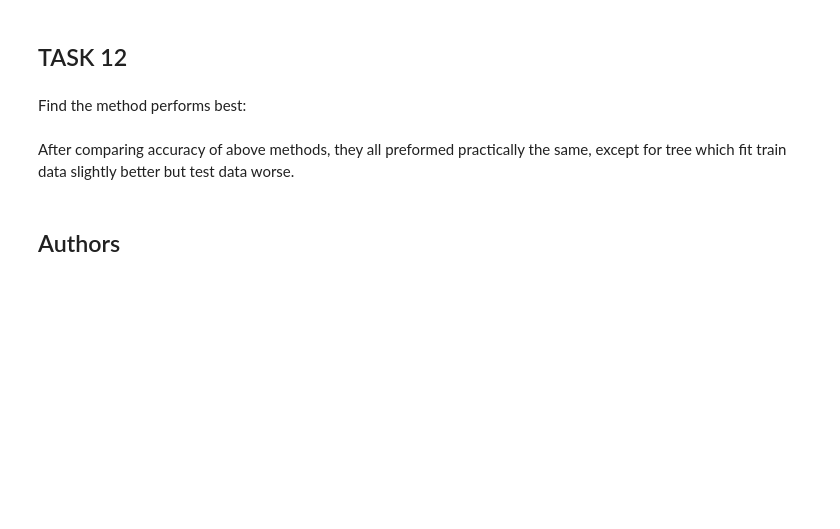
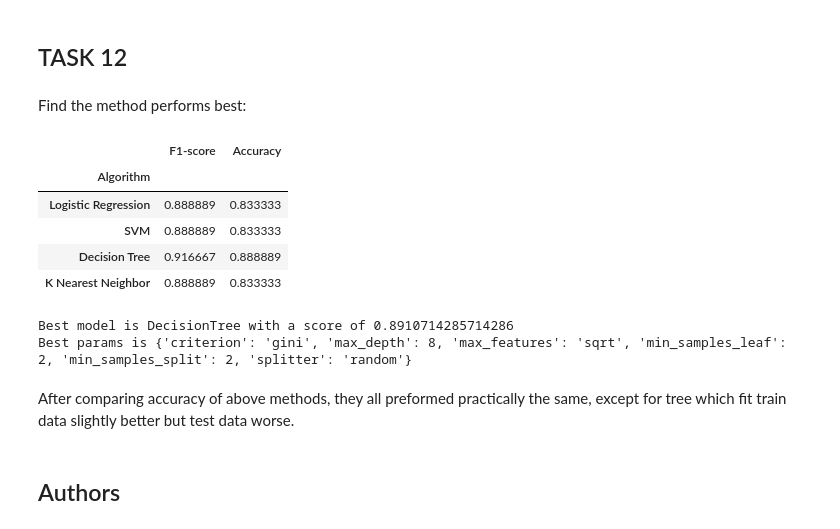
Before and after one commit to sehgal71/Data-Science-Capstone, a Jupyter notebook: SpaceX-Machine-Learning-Prediction-Part-5-v1.ipynb, the cells around one changed output. Cells and saved outputs as stored; diff of their text form; code cells hidden in the pictures; blank space fills up the shorter version.

```diff
--- a/SpaceX-Machine-Learning-Prediction-Part-5-v1.ipynb
+++ b/SpaceX-Machine-Learning-Prediction-Part-5-v1.ipynb
@@ -367,6 +367,46 @@ plot_confusion_matrix(Y_test,yhat)
 ## TASK  12
 # %% [markdown]
 Find the method performs best:
+# %%
+from sklearn.metrics import f1_score, accuracy_score
+
+result_record = {"Algorithm":[], "F1-score":[], "Accuracy":[]}
+for name, method in zip(['Logistic Regression', 'SVM', 'Decision Tree', 'K Nearest Neighbor'],[logreg_cv, svm_cv, tree_cv, knn_cv]):
+    result_record['Algorithm'].append(name)
+    yhat = method.predict(X_test)
+    result_record['F1-score'].append(f1_score(Y_test, yhat))
+    result_record['Accuracy'].append(accuracy_score(Y_test, yhat))
+
+result_frame = pd.DataFrame(result_record)
+result_frame.set_index("Algorithm", inplace = True)
+result_frame
+# %% [output]
+|  | F1-score | Accuracy |
+| Algorithm |  |  |
+| Logistic Regression | 0.888889 | 0.833333 |
+| SVM | 0.888889 | 0.833333 |
+| Decision Tree | 0.916667 | 0.888889 |
+| K Nearest Neighbor | 0.888889 | 0.833333 |
+# %%
+models = {
+    'KNeighbors': knn_cv.best_score_,
+    'DecisionTree': tree_cv.best_score_,
+    'LogisticRegression': logreg_cv.best_score_,
+    'SupportVector': svm_cv.best_score_
+}
+bestalgorithm = max(models, key=models.get)
+print(f'Best model is {bestalgorithm} with a score of {models[bestalgorithm]}')
+if bestalgorithm == 'DecisionTree':
+    print('Best params is', tree_cv.best_params_)
+if bestalgorithm == 'KNeighbors':
+    print('Best params is', knn_cv.best_params_)
+if bestalgorithm == 'LogisticRegression':
+    print('Best params is', logreg_cv.best_params_)
+if bestalgorithm == 'SupportVector':
+    print('Best params is', svm_cv.best_params)
+# %% [output]
+Best model is DecisionTree with a score of 0.8910714285714286
+Best params is {'criterion': 'gini', 'max_depth': 8, 'max_features': 'sqrt', 'min_samples_leaf': 2, 'min_samples_split': 2, 'splitter': 'random'}
 # %% [markdown]
 After comparing accuracy of above methods, they all preformed practically the same, except for tree which fit train data slightly better but test data worse.
 # %% [markdown]
```
Also changed, not shown: parts of 4 cells of this notebook.
